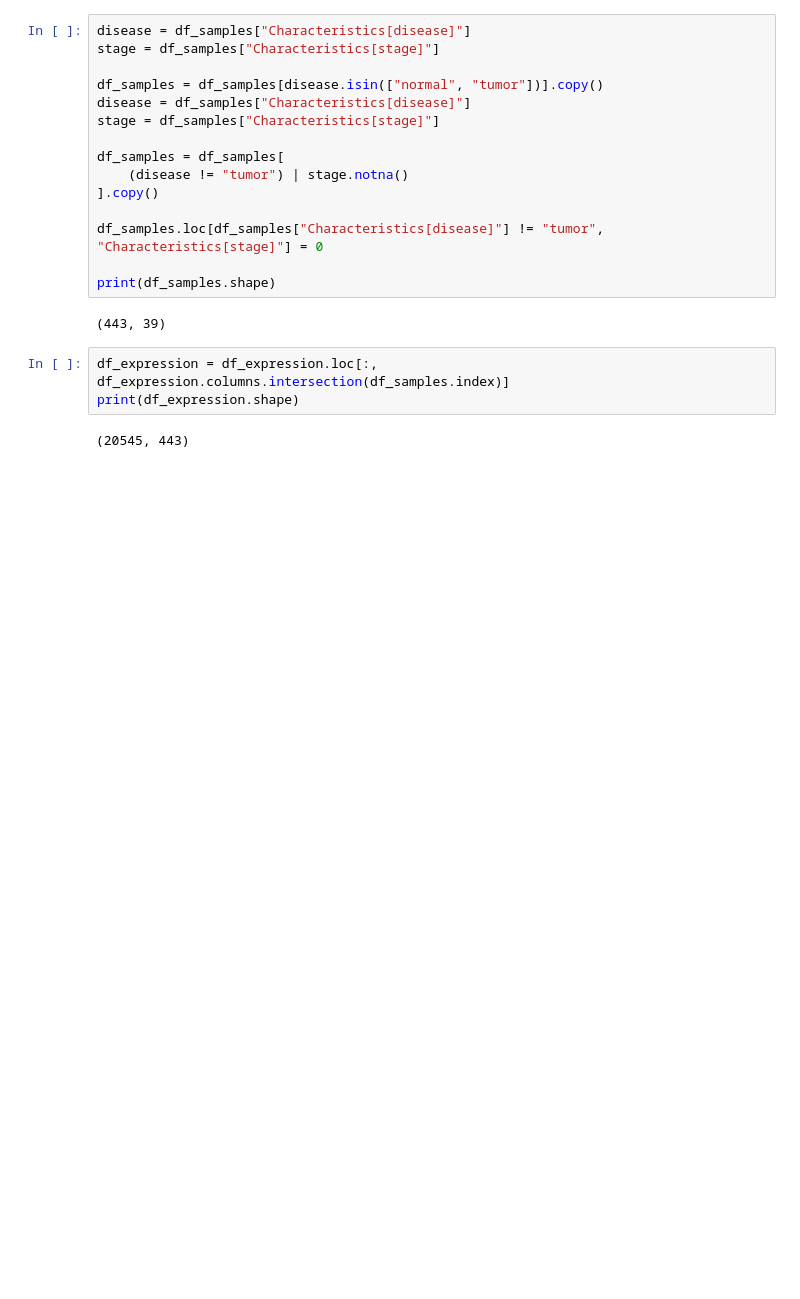
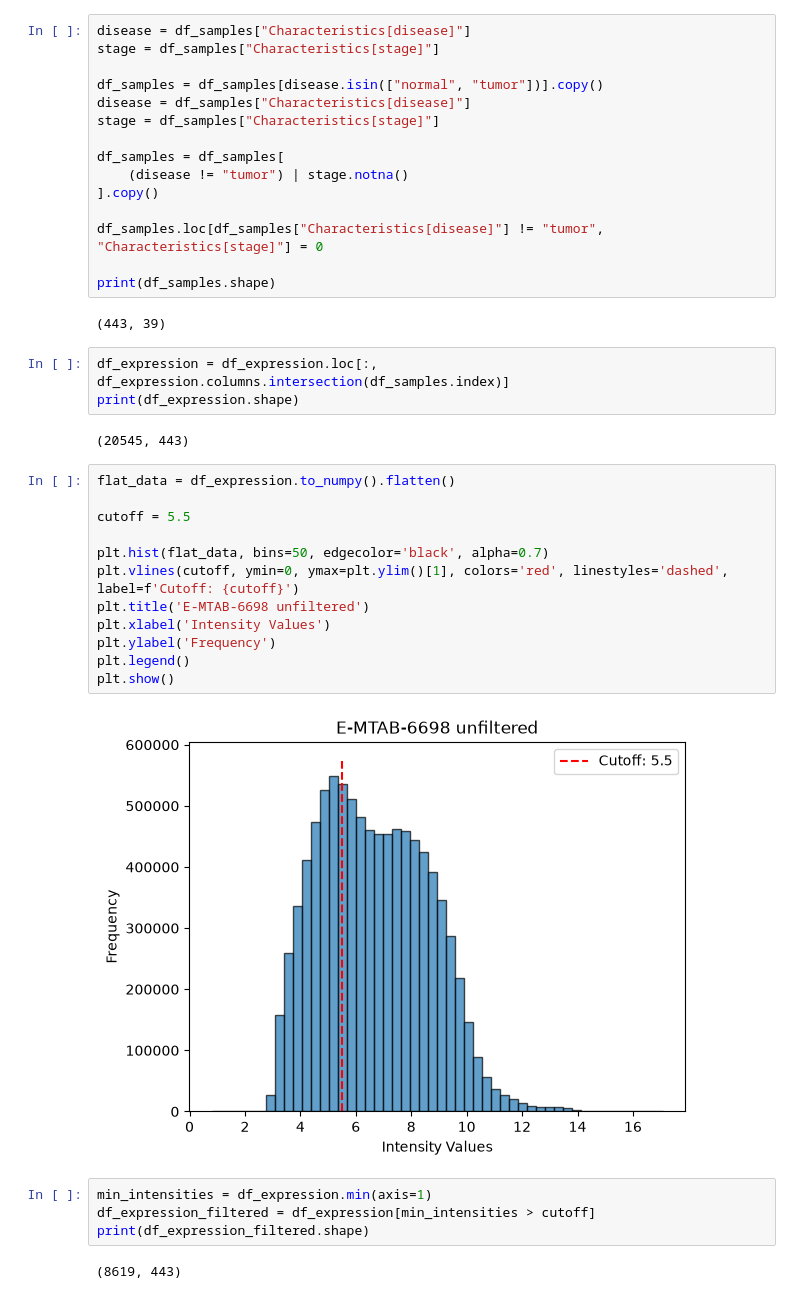
Before and after one commit to nicolasthiel/games-and-genes, a Jupyter notebook: src/scripts/prep.ipynb, the cells around one changed output. Drawn from its saved outputs; the diff is of its cells as text; blank space fills up the shorter version.

```diff
--- a/src/scripts/prep.ipynb
+++ b/src/scripts/prep.ipynb
@@ -55,3 +56,23 @@ df_expression = df_expression.loc[:, df_expression.columns.intersection(df_sampl
 print(df_expression.shape)
 # %% [output]
 (20545, 443)
+# %%
+flat_data = df_expression.to_numpy().flatten()
+
+cutoff = 5.5
+
+plt.hist(flat_data, bins=50, edgecolor='black', alpha=0.7)
+plt.vlines(cutoff, ymin=0, ymax=plt.ylim()[1], colors='red', linestyles='dashed', label=f'Cutoff: {cutoff}')
+plt.title('E-MTAB-6698 unfiltered')
+plt.xlabel('Intensity Values')
+plt.ylabel('Frequency')
+plt.legend()
+plt.show()
+# %% [output]
+[figure, added]
+# %%
+min_intensities = df_expression.min(axis=1)
+df_expression_filtered = df_expression[min_intensities > cutoff]
+print(df_expression_filtered.shape)
+# %% [output]
+(8619, 443)
```
Also changed, not shown: parts of 9 cells of this notebook.
